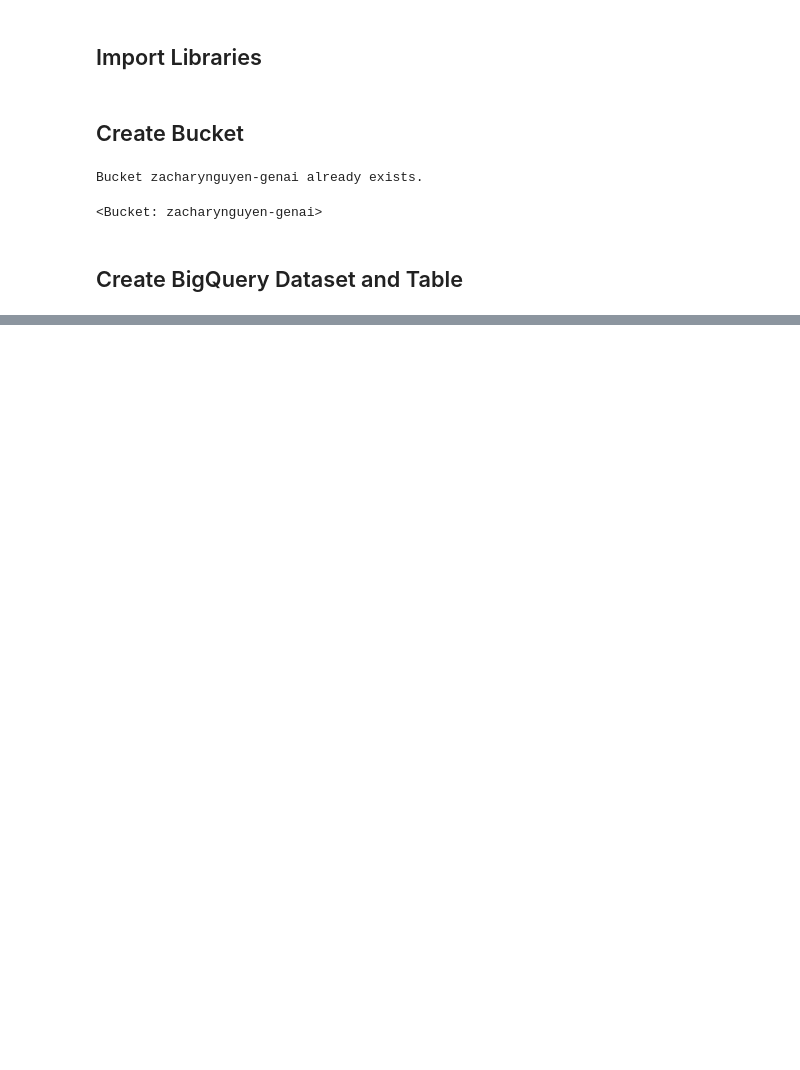
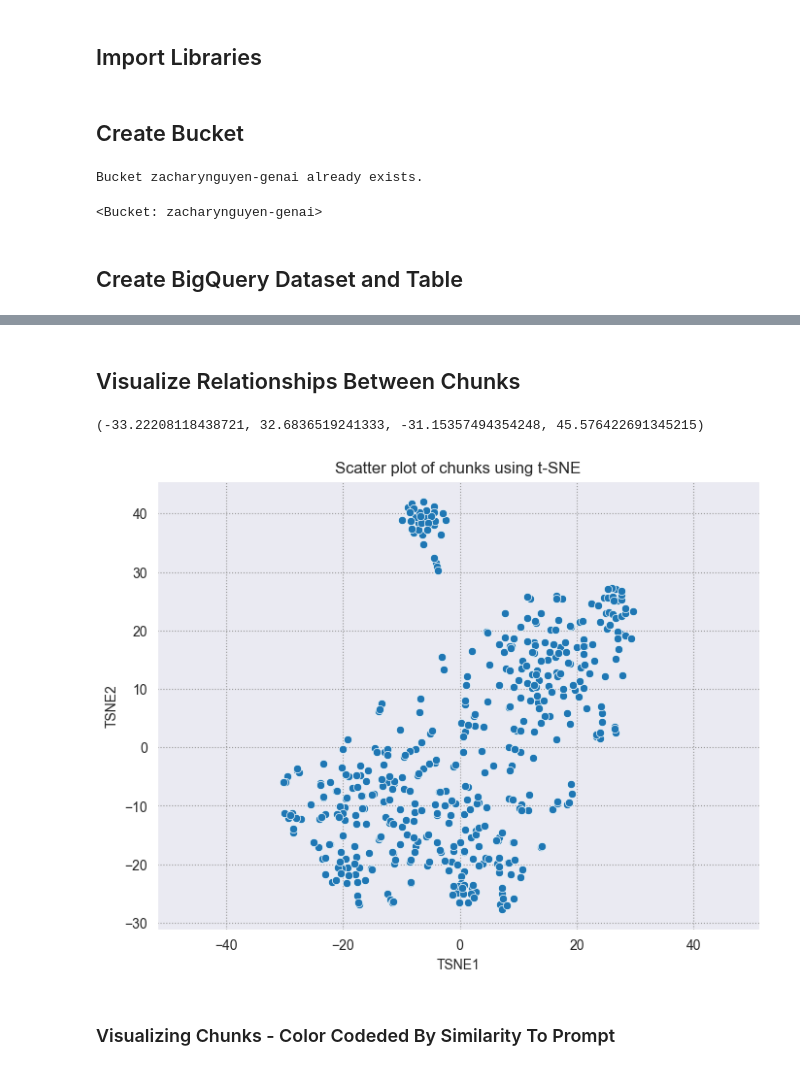
Before and after one commit to zacharyvunguyen/Applied-Generative-AI, a Jupyter notebook: Document QA - State of Tennessee 2024 Member Handbook/Document QA - Healthcare.ipynb, the cells around one changed output, grey strips where cells are left out. Drawn from its saved outputs; the diff is of its cells as text; code cells hidden in the pictures; blank space fills up the shorter version.

```diff
--- a/Document QA - State of Tennessee 2024 Member Handbook/Document QA - Healthcare.ipynb
+++ b/Document QA - State of Tennessee 2024 Member Handbook/Document QA - Healthcare.ipynb
@@ -234,0 +760,19 @@ Table(TableReference(DatasetReference('zacharynguyen-genai', 'applied_genai_v3')
+# %%
+if PRIOR_PARSE:
+    print('Using Prior Results')
+else:
+    print('No Prior Results, Using Document AI Parsing')
+    await embedding_pages(files_pages)
+    for c, content in enumerate(files_pages):
+        document_image = PIL.Image.open(
+            io.BytesIO(
+                base64.decodebytes(content['parsing']['pages'][0]['image']['content'].encode('utf-8'))
+            )
+        )
+        content['parsing']['path'] = source_documents[content['file_index']][:(-1*len(source_documents[content['file_index']].split('/')[-1]))]
+        content['parsing']['file'] = source_documents[content['file_index']].split('/')[-1]
+        content['parsing']['page'] = content['page_index']
+        content['parsing']['vme_id'] = f"{content['file_index']}_{content['page_index']}"
+        content['parsing']['dimensions'] = list(document_image.size)
+        if not content['parsing']['text']:
+            content['parsing']['embedding'] = []
@@ -234,0 +1175,2 @@ Table(TableReference(DatasetReference('zacharynguyen-genai', 'applied_genai_v3')
+# %%
+chunks_embed_db = np.array([chunk['embedding'] for chunk in files_pages_chunks])
@@ -234,0 +1196,20 @@ Table(TableReference(DatasetReference('zacharynguyen-genai', 'applied_genai_v3')
+# %% [markdown]
+## Visualize Relationships Between Chunks
+# %%
+tsne = TSNE(random_state=0, n_iter=1000, init = 'pca', learning_rate = 'auto')
+tsne_results = tsne.fit_transform(chunks_embed_db)
+# %%
+df_tsne = pd.DataFrame(data = tsne_results, columns = ["TSNE1", "TSNE2"])
+# %%
+sns.set_style("darkgrid", {"grid.color": ".6", "grid.linestyle": ":"})
+fig, ax = plt.subplots(figsize=(8, 6))
+sns.scatterplot(data = df_tsne, x = 'TSNE1', y = 'TSNE2')
+plt.title("Scatter plot of chunks using t-SNE")
+plt.xlabel("TSNE1")
+plt.ylabel("TSNE2")
+plt.axis("equal")
+# %% [output]
+(-33.22208118438721, 32.6836519241333, -31.15357494354248, 45.576422691345215)
+[figure, added]
+# %% [markdown]
+### Visualizing Chunks - Color Codeded By Similarity To Prompt
```
Also changed, not shown: parts of 103 cells of this notebook.
